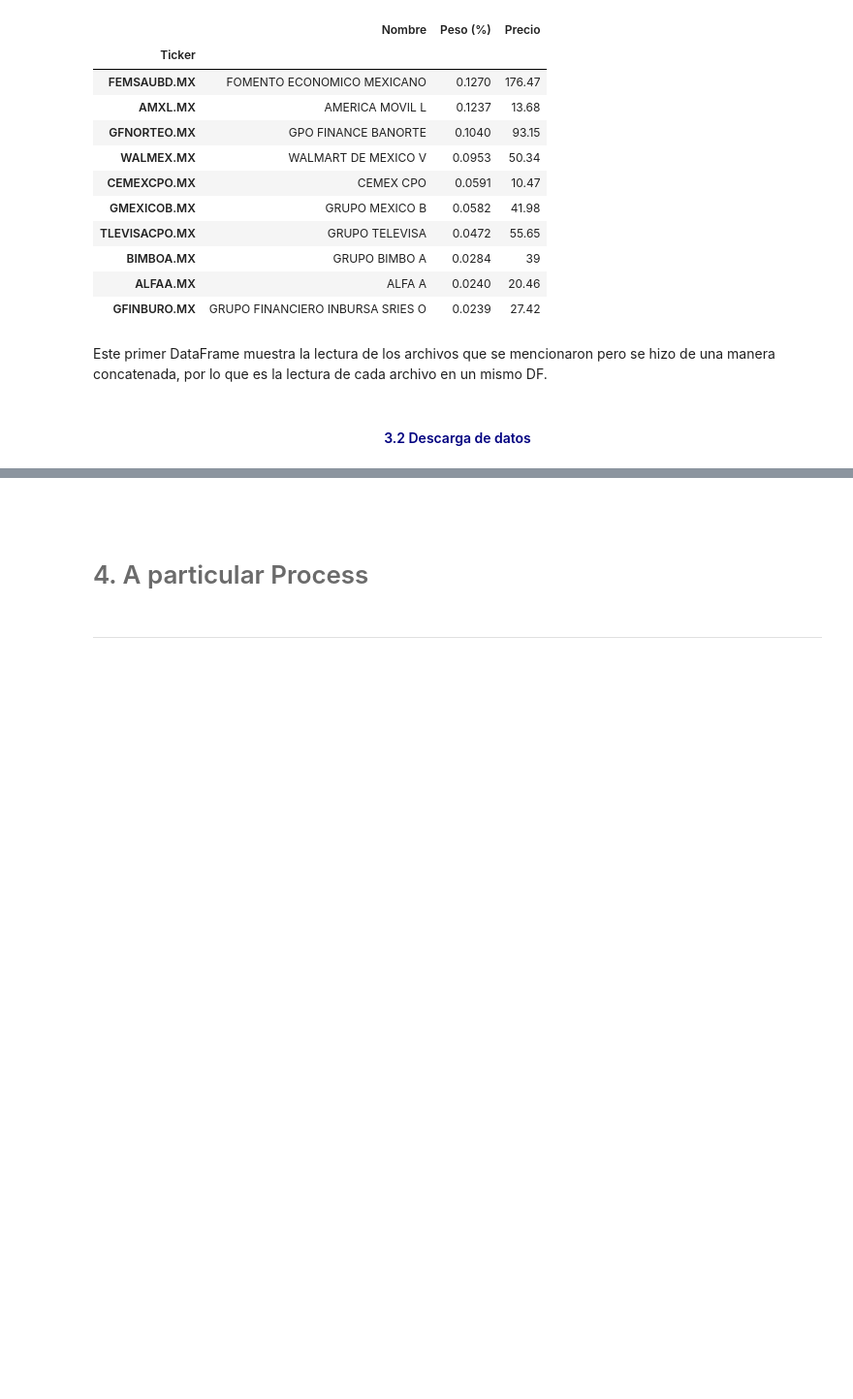
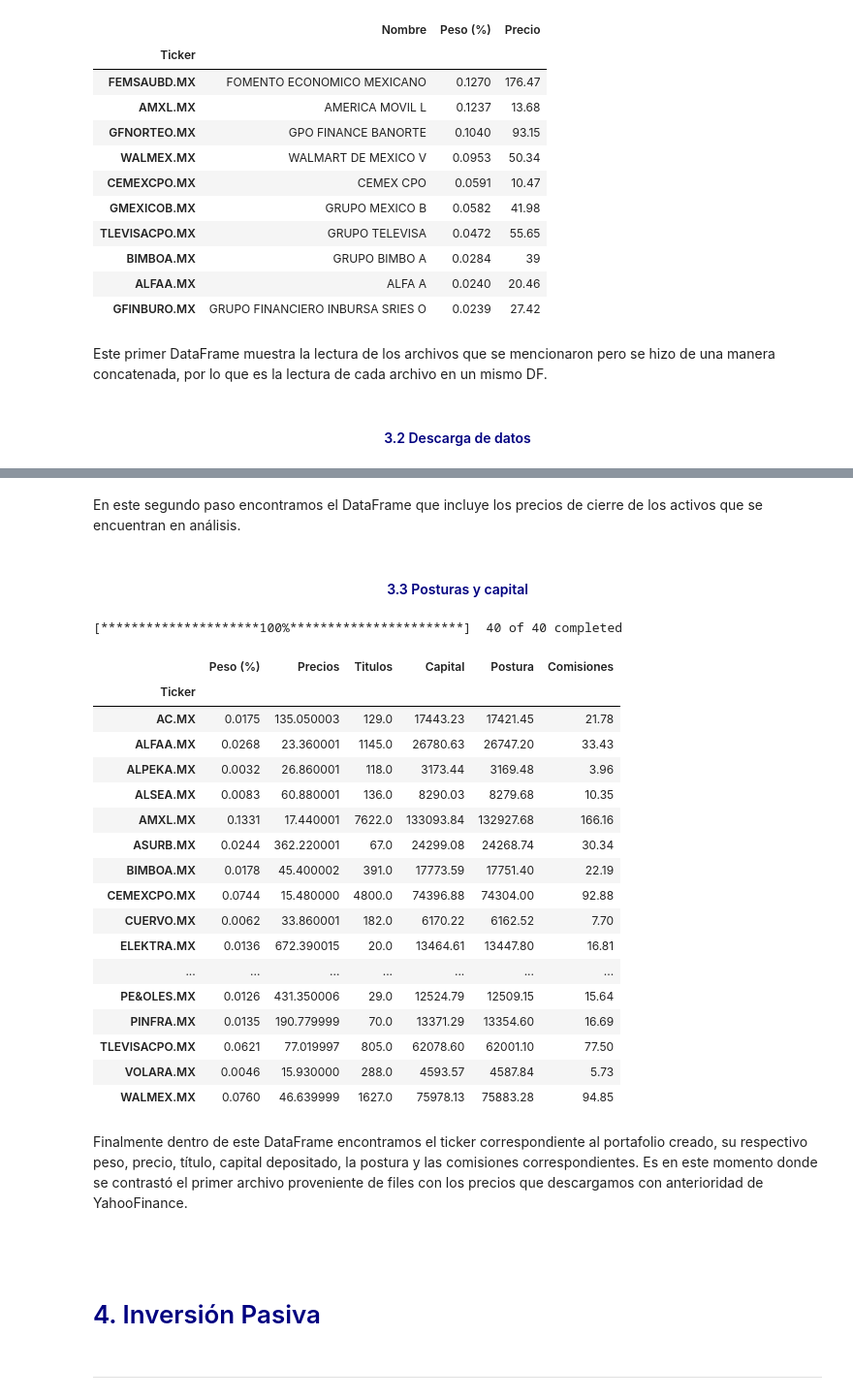
Before and after one commit to labv98/Lab1_B, a Jupyter notebook: notebook.ipynb, the cells around one changed output, grey strips where cells are left out. Shown at 97% size. Cells and saved outputs as stored; diff of their text form; code cells hidden in the pictures; blank space fills up the shorter version.

Commit message:
Pasiva OOP

```diff
--- a/notebook.ipynb
+++ b/notebook.ipynb
@@ -114,6 +125,35 @@ TickersHandler().tickers()
+# %% [markdown]
+En este segundo paso encontramos el DataFrame que incluye los precios de cierre de los activos que se encuentran en análisis.
+# %% [markdown]
+#### <font color= 'navy'> <center> 3.3 Posturas y capital </font>
+# %%
+data_fin = FilesHandler().f_data_fin()
+data_fin
+# %% [output]
+[*********************100%***********************]  40 of 40 completed
+|  | Peso (%) | Precios | Titulos | Capital | Postura | Comisiones |
+| Ticker |  |  |  |  |  |  |
+| AC.MX | 0.0175 | 135.050003 | 129.0 | 17443.23 | 17421.45 | 21.78 |
+| ALFAA.MX | 0.0268 | 23.360001 | 1145.0 | 26780.63 | 26747.20 | 33.43 |
+| ALPEKA.MX | 0.0032 | 26.860001 | 118.0 | 3173.44 | 3169.48 | 3.96 |
+| ALSEA.MX | 0.0083 | 60.880001 | 136.0 | 8290.03 | 8279.68 | 10.35 |
+| AMXL.MX | 0.1331 | 17.440001 | 7622.0 | 133093.84 | 132927.68 | 166.16 |
+| ASURB.MX | 0.0244 | 362.220001 | 67.0 | 24299.08 | 24268.74 | 30.34 |
+| BIMBOA.MX | 0.0178 | 45.400002 | 391.0 | 17773.59 | 17751.40 | 22.19 |
+| CEMEXCPO.MX | 0.0744 | 15.480000 | 4800.0 | 74396.88 | 74304.00 | 92.88 |
+| CUERVO.MX | 0.0062 | 33.860001 | 182.0 | 6170.22 | 6162.52 | 7.70 |
+| ELEKTRA.MX | 0.0136 | 672.390015 | 20.0 | 13464.61 | 13447.80 | 16.81 |
+| ... | ... | ... | ... | ... | ... | ... |
+| PE&OLES.MX | 0.0126 | 431.350006 | 29.0 | 12524.79 | 12509.15 | 15.64 |
+| PINFRA.MX | 0.0135 | 190.779999 | 70.0 | 13371.29 | 13354.60 | 16.69 |
+| TLEVISACPO.MX | 0.0621 | 77.019997 | 805.0 | 62078.60 | 62001.10 | 77.50 |
+| VOLARA.MX | 0.0046 | 15.930000 | 288.0 | 4593.57 | 4587.84 | 5.73 |
+| WALMEX.MX | 0.0760 | 46.639999 | 1627.0 | 75978.13 | 75883.28 | 94.85 |
+# %% [markdown]
+Finalmente dentro de este DataFrame encontramos el ticker correspondiente al portafolio creado, su respectivo peso, precio, título, capital depositado, la postura y las comisiones correspondientes. Es en este momento donde se contrastó el primer archivo proveniente de files con los precios que descargamos con anterioridad de YahooFinance.
 # %% [markdown]
 <br>
 # %% [markdown]
-# <font color= #6B6B6B> 4. A particular Process  </font>
+# <font color= 'navy'> 4. Inversión Pasiva  </font>
 # %% [markdown]
 <hr style="border:0.02in solid gray"> </hr>
```
Also changed, not shown: parts of 10 cells of this notebook, 1 other file.
